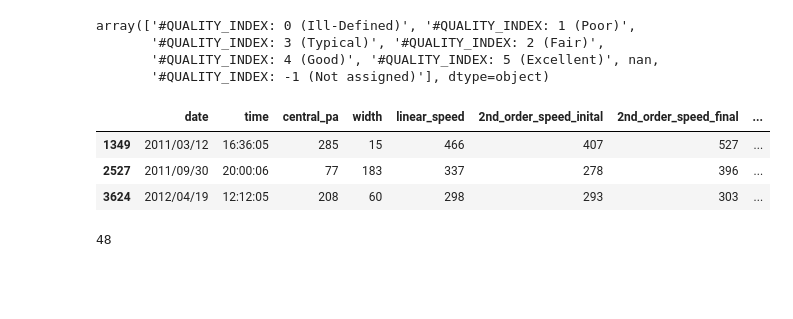
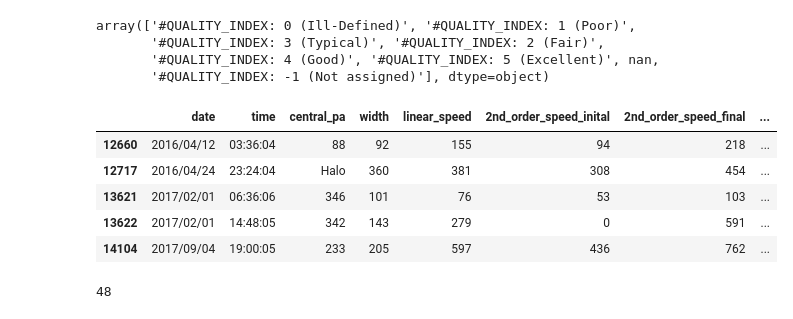
Before and after one commit to hayesla/flare_forecast_proj, a Jupyter notebook: cme_lists/analyse_cdaw.ipynb, the cells around one changed output. Saved outputs shown, nothing was run; the diff lists cells and outputs as text; code cells hidden in the pictures; blank space fills up the shorter version.

```diff
--- a/cme_lists/analyse_cdaw.ipynb
+++ b/cme_lists/analyse_cdaw.ipynb
@@ -72,12 +72,14 @@ array(['#QUALITY_INDEX: 0 (Ill-Defined)', '#QUALITY_INDEX: 1 (Poor)',
        '#QUALITY_INDEX: 4 (Good)', '#QUALITY_INDEX: 5 (Excellent)', nan,
        '#QUALITY_INDEX: -1 (Not assigned)'], dtype=object)
 # %%
-cdaw[cdaw["quality_index"].isnull()].head(3)
+cdaw[cdaw["quality_index"].isnull()].tail()
 # %% [output]
 |  | date | time | central_pa | width | linear_speed | 2nd_order_speed_inital | 2nd_order_speed_final | ... |
-| 1349 | 2011/03/12 | 16:36:05 | 285 | 15 | 466 | 407 | 527 | ... |
-| 2527 | 2011/09/30 | 20:00:06 | 77 | 183 | 337 | 278 | 396 | ... |
-| 3624 | 2012/04/19 | 12:12:05 | 208 | 60 | 298 | 293 | 303 | ... |
+| 12660 | 2016/04/12 | 03:36:04 | 88 | 92 | 155 | 94 | 218 | ... |
+| 12717 | 2016/04/24 | 23:24:04 | Halo | 360 | 381 | 308 | 454 | ... |
+| 13621 | 2017/02/01 | 06:36:06 | 346 | 101 | 76 | 53 | 103 | ... |
+| 13622 | 2017/02/01 | 14:48:05 | 342 | 143 | 279 | 0 | 591 | ... |
+| 14104 | 2017/09/04 | 19:00:05 | 233 | 205 | 597 | 436 | 762 | ... |
 # %%
 len(cdaw[cdaw["quality_index"].isnull()])
 # %% [output]
```
Also changed, not shown: parts of 2 cells of this notebook, 2 other files.
